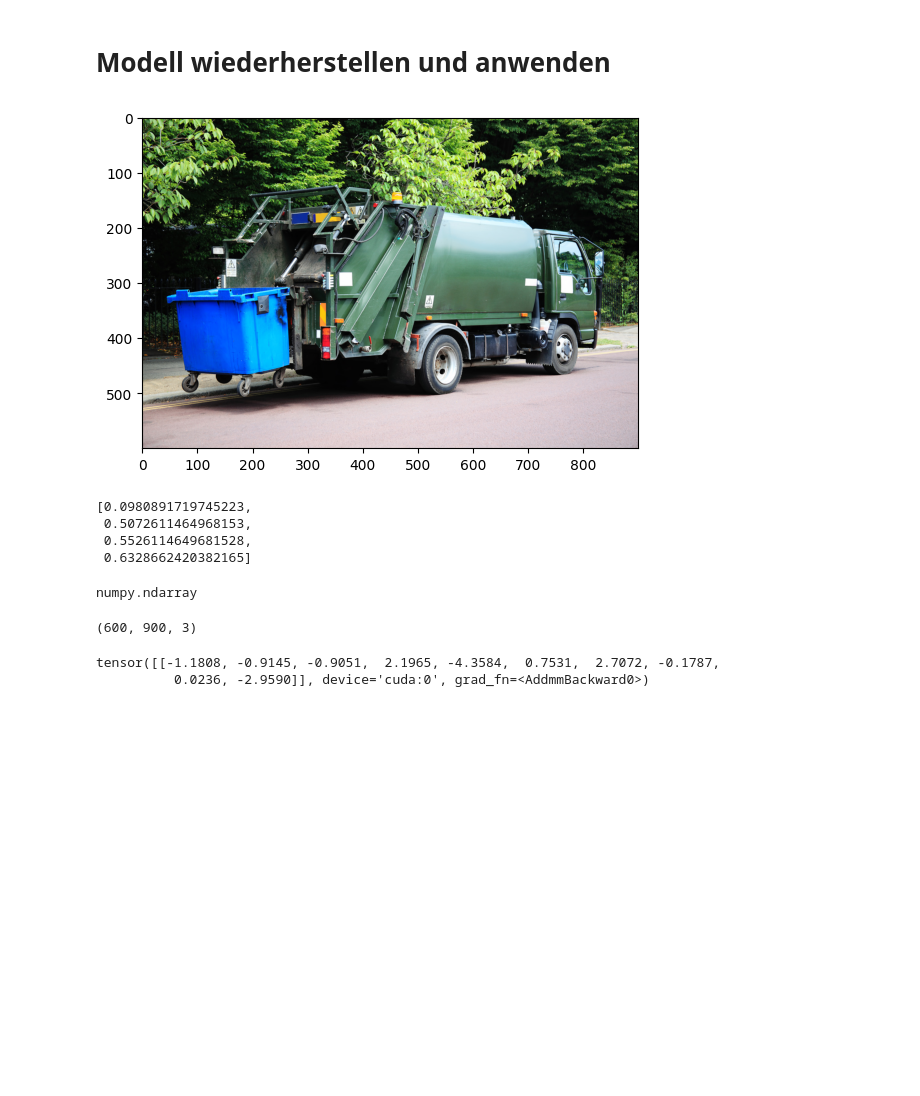
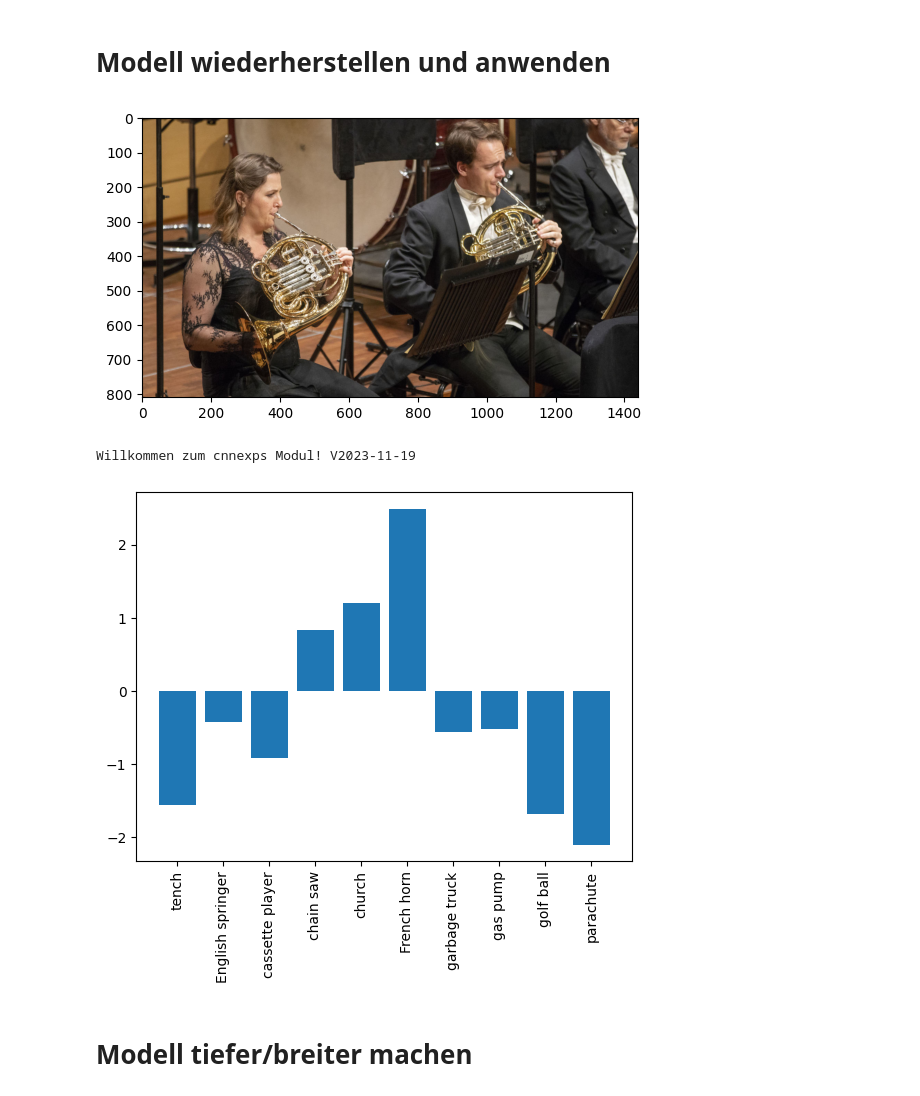
Before and after one commit to juebrauer/ws23_deeplearning4computervision, a Jupyter notebook: 1-2_cnn_trainieren_und_testen.ipynb, the cells around one changed output. Drawn from its saved outputs; the diff is of its cells as text; code cells hidden in the pictures; blank space fills up the shorter version.

```diff
--- a/1-2_cnn_trainieren_und_testen.ipynb
+++ b/1-2_cnn_trainieren_und_testen.ipynb
@@ -587,14 +600,26 @@ tensor([[ 1,  2,  3,  4],
 # %% [markdown]
 # Modell wiederherstellen und anwenden
 # %%
+# 1. Ein Testbild einlesen und RGB-Kanal-Reihenfolge
+# vorbereiten
 import cv2
 folder = "/home/juebrauer/link_to_vcd/07_datasets/35_test_images_for_imagenette_models/"
-fname = "garbagetruck01.jpg"
+#fname = "garbagetruck01.jpg"
+#fname = "garbagetruck02.jpg"
+#fname = "casetteplayer01.jpg"
+fname = "frenchhorn01.jpg"
 img = cv2.imread(folder + fname)
 img = cv2.cvtColor(img, cv2.COLOR_BGR2RGB)
 
 import matplotlib.pyplot as plt
 plt.imshow(img)
 plt.show()
+
+# 2. Ein CNN wiederherstellen
+import pickle
+datei = open("models_small/model_0003.pkl", "rb")
+model = pickle.load(datei)
+test_accs = pickle.load(datei)
+datei.close()
 # %% [output]
-[figure, old version]
+[figure, new version]
@@ -607,7 +625,0 @@ datei.close()
-# %%
-test_accs
-# %% [output]
-[0.0980891719745223,
- 0.5072611464968153,
- 0.5526114649681528,
- 0.6328662420382165]
@@ -635,13 +626,17 @@ def classify_image(img):
-# %%
-type(img)
-# %% [output]
-numpy.ndarray
-# %%
-img.shape
-# %% [output]
-(600, 900, 3)
 # %%
-classify_image(img)
+import cnnexps
+import importlib
+importlib.reload(cnnexps)
+
+import torch
+device = torch.device("cuda" if torch.cuda.is_available() else "cpu")
+model = model.to(device)
+
+outputs, class_name = cnnexps.classify_image(img, model, device)
+
+cnnexps.visualize_predictions(outputs)
 # %% [output]
-tensor([[-1.1808, -0.9145, -0.9051,  2.1965, -4.3584,  0.7531,  2.7072, -0.1787,
-          0.0236, -2.9590]], device='cuda:0', grad_fn=<AddmmBackward0>)
+Willkommen zum cnnexps Modul! V2023-11-19
+[figure, added]
+# %% [markdown]
+# Modell tiefer/breiter machen
```
Also changed, not shown: parts of 6 cells of this notebook, 1 other file.
